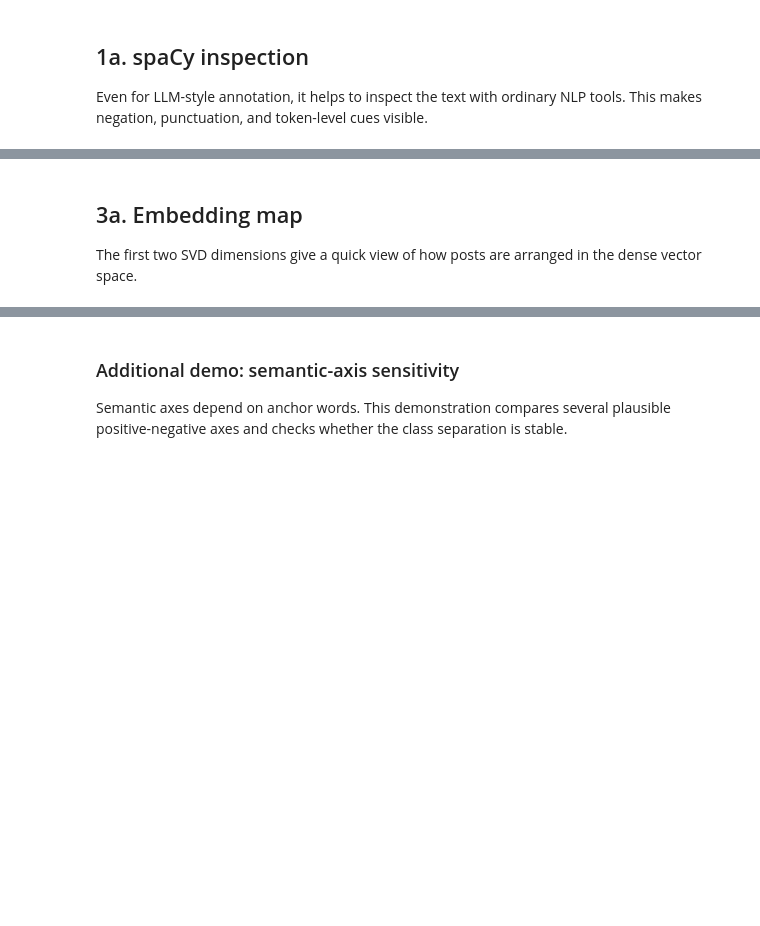
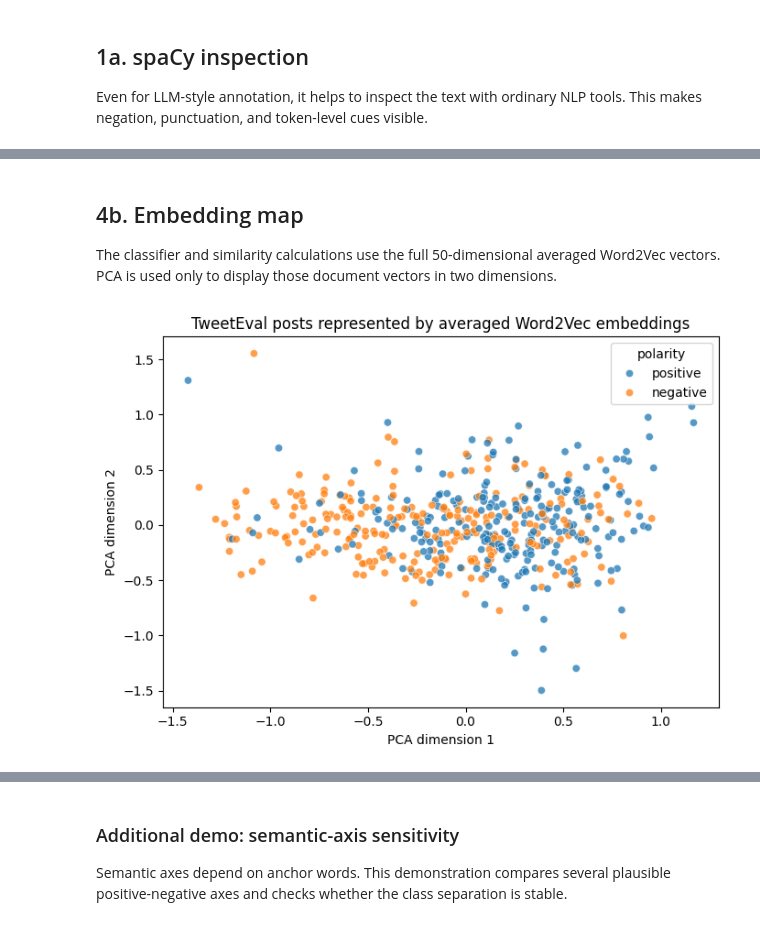
Before and after one commit to PeterTolochko/MethodsNET_Summer_School, a Jupyter notebook: materials/notebooks/day_4_embeddings_and_llms.ipynb, the cells around one changed output, grey strips where cells are left out. Cells and saved outputs as stored; diff of their text form; code cells hidden in the pictures; blank space fills up the shorter version.

```diff
--- a/materials/notebooks/day_4_embeddings_and_llms.ipynb
+++ b/materials/notebooks/day_4_embeddings_and_llms.ipynb
@@ -251,17 +740,20 @@ embeddings.shape
 # %% [markdown]
-## 3a. Embedding map
+## 4b. Embedding map
 
-The first two SVD dimensions give a quick view of how posts are arranged in the dense vector space.
+The classifier and similarity calculations use the full 50-dimensional averaged Word2Vec vectors. PCA is used only to display those document vectors in two dimensions.
 # %%
-sample['embedding_x'] = embeddings[:, 0]
-sample['embedding_y'] = embeddings[:, 1]
+embedding_map = PCA(n_components=2, random_state=42).fit_transform(embeddings)
+sample['embedding_x'] = embedding_map[:, 0]
+sample['embedding_y'] = embedding_map[:, 1]
 
 plt.figure(figsize=(7, 5))
 sns.scatterplot(data=sample, x='embedding_x', y='embedding_y', hue='polarity', alpha=0.75)
-plt.title('Dense-vector map of TweetEval posts')
-plt.xlabel('Component 1')
-plt.ylabel('Component 2')
+plt.title('TweetEval posts represented by averaged Word2Vec embeddings')
+plt.xlabel('PCA dimension 1')
+plt.ylabel('PCA dimension 2')
 plt.tight_layout()
+# %% [output]
+[figure, added]
 # %%
 def nearest_posts(row_index, n=6):
     sims = cosine_similarity(embeddings[row_index:row_index + 1], embeddings).ravel()
```
Also changed, not shown: parts of 45 cells of this notebook, 2 other files.
